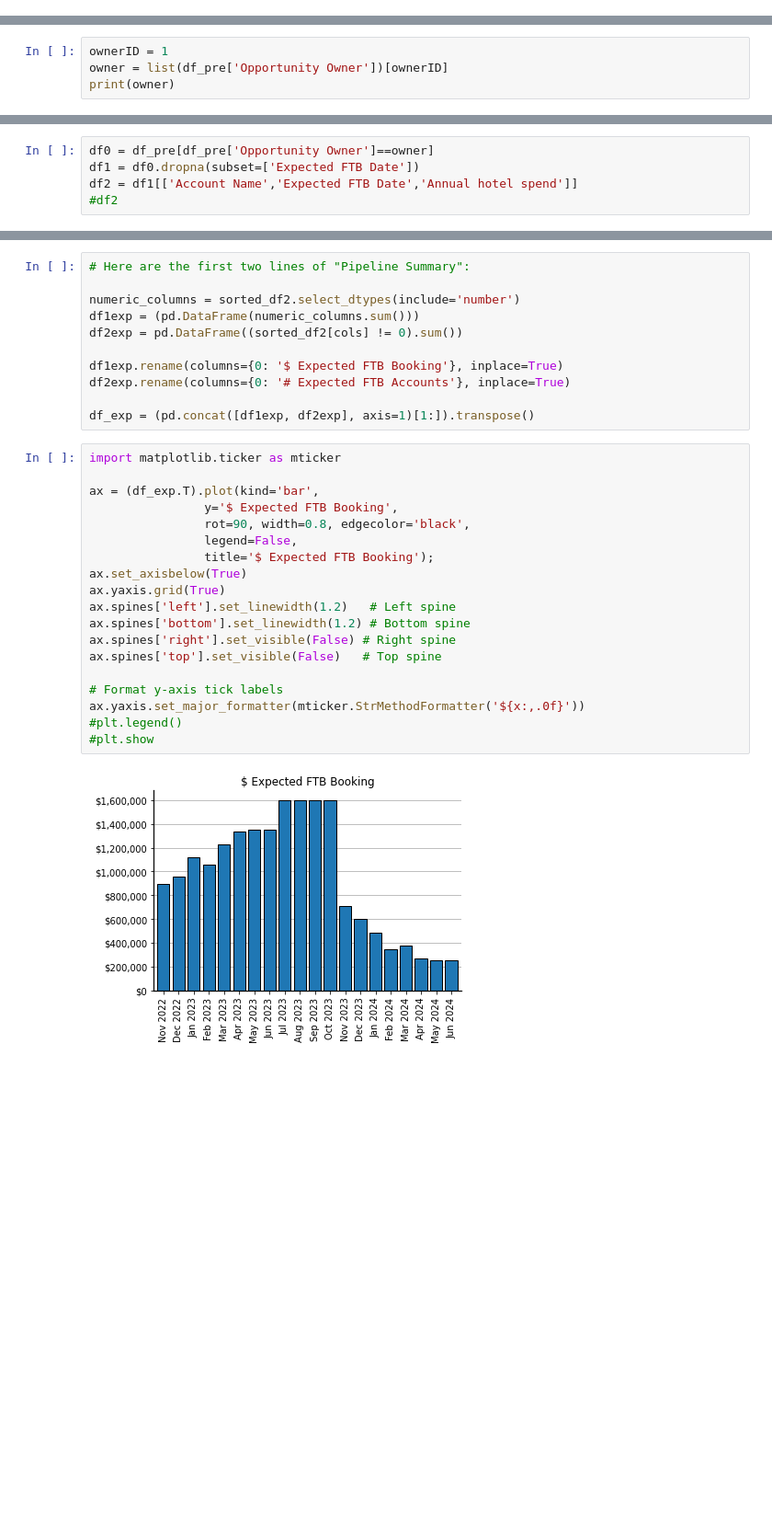
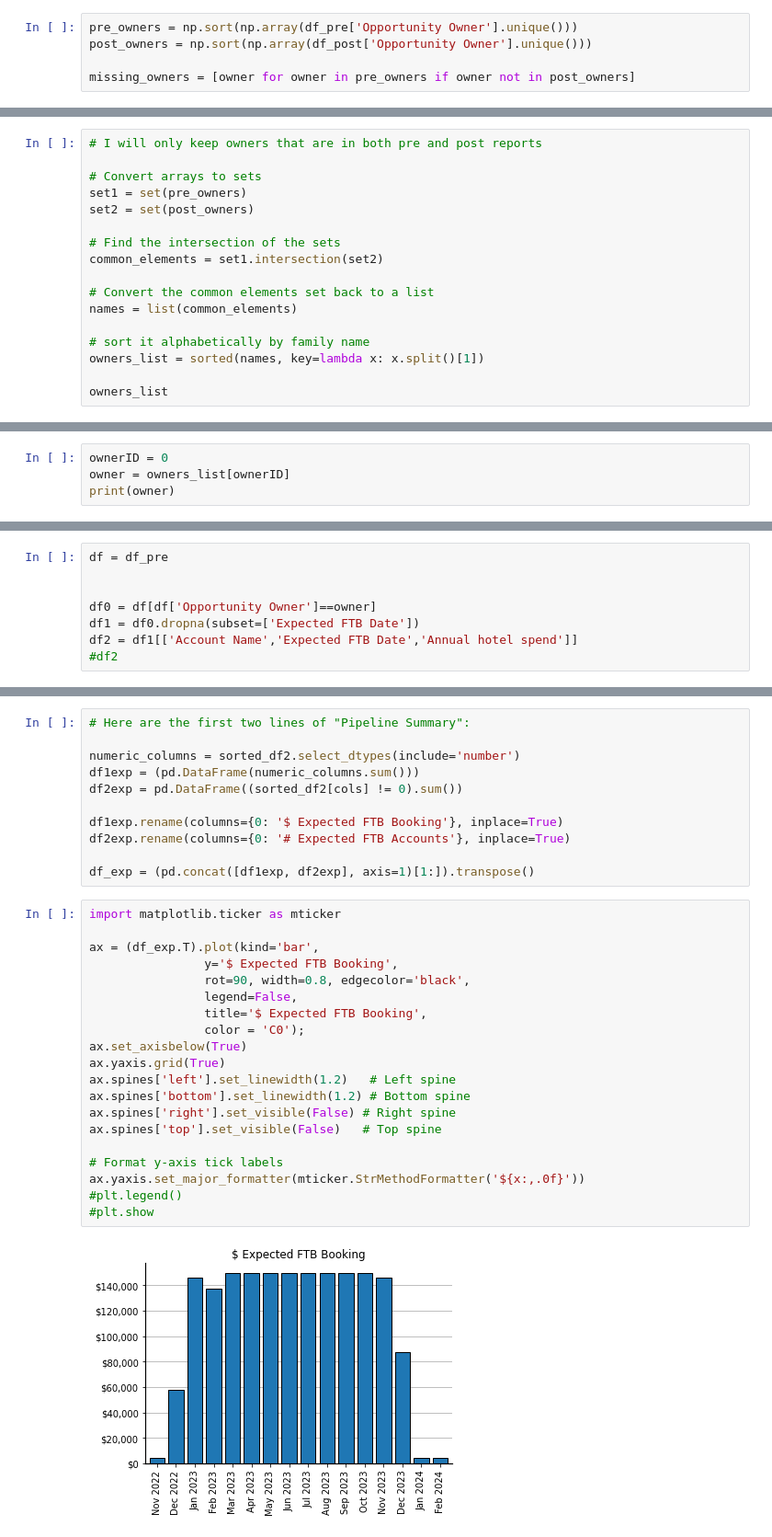
Before and after one commit to EnricoBorriello/Pipeline, a Jupyter notebook: Main.ipynb, the cells around one changed output, grey strips where cells are left out. Shown at 92% size. Drawn from its saved outputs; the diff is of its cells as text; blank space fills up the shorter version.

```diff
--- a/Main.ipynb
+++ b/Main.ipynb
@@ -13,0 +48,5 @@ df_post['Annual hotel spend'] = df_post['Annual hotel spend'].fillna(0).astype(i
+# %%
+pre_owners = np.sort(np.array(df_pre['Opportunity Owner'].unique()))
+post_owners = np.sort(np.array(df_post['Opportunity Owner'].unique()))
+
+missing_owners = [owner for owner in pre_owners if owner not in post_owners]
@@ -13,0 +63,17 @@ df_post['Annual hotel spend'] = df_post['Annual hotel spend'].fillna(0).astype(i
+# %%
+# I will only keep owners that are in both pre and post reports
+
+# Convert arrays to sets
+set1 = set(pre_owners)
+set2 = set(post_owners)
+
+# Find the intersection of the sets
+common_elements = set1.intersection(set2)
+
+# Convert the common elements set back to a list
+names = list(common_elements)
+
+# sort it alphabetically by family name
+owners_list = sorted(names, key=lambda x: x.split()[1])
+
+owners_list
@@ -14,5 +100,5 @@ df_post['Annual hotel spend'] = df_post['Annual hotel spend'].fillna(0).astype(i
 # %%
-ownerID = 1
-owner = list(df_pre['Opportunity Owner'])[ownerID]
+ownerID = 0
+owner = owners_list[ownerID]
 print(owner)
 # %% [output]
@@ -20,5 +106,8 @@ Zac Oliver
 # %%
-df0 = df_pre[df_pre['Opportunity Owner']==owner]
+df = df_pre
+
+
+df0 = df[df['Opportunity Owner']==owner]
 df1 = df0.dropna(subset=['Expected FTB Date'])
 df2 = df1[['Account Name','Expected FTB Date','Annual hotel spend']]
 #df2
@@ -106,21 +190,22 @@ df_exp = (pd.concat([df1exp, df2exp], axis=1)[1:]).transpose()
 # %%
 import matplotlib.ticker as mticker
 
 ax = (df_exp.T).plot(kind='bar',
                 y='$ Expected FTB Booking',
                 rot=90, width=0.8, edgecolor='black',
                 legend=False,
-                title='$ Expected FTB Booking');
+                title='$ Expected FTB Booking',
+                color = 'C0');
 ax.set_axisbelow(True)
 ax.yaxis.grid(True)
 ax.spines['left'].set_linewidth(1.2)   # Left spine
 ax.spines['bottom'].set_linewidth(1.2) # Bottom spine
 ax.spines['right'].set_visible(False) # Right spine
 ax.spines['top'].set_visible(False)   # Top spine
 
 # Format y-axis tick labels
 ax.yaxis.set_major_formatter(mticker.StrMethodFormatter('${x:,.0f}'))
 #plt.legend()
 #plt.show
 # %% [output]
-[figure, old version]
+[figure, new version]
```
Also changed, not shown: parts of 24 cells of this notebook.
